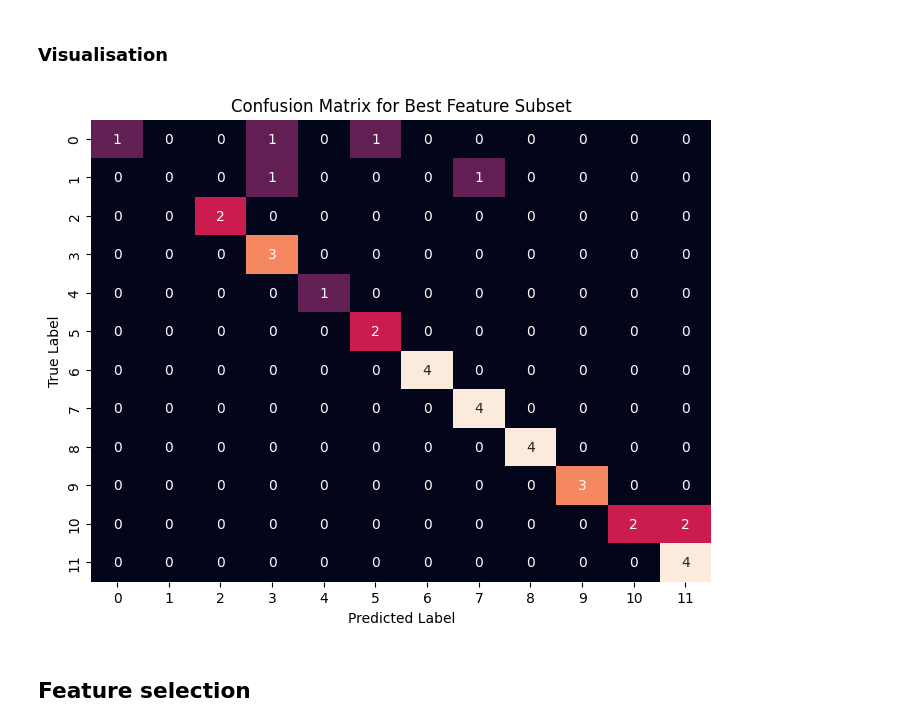
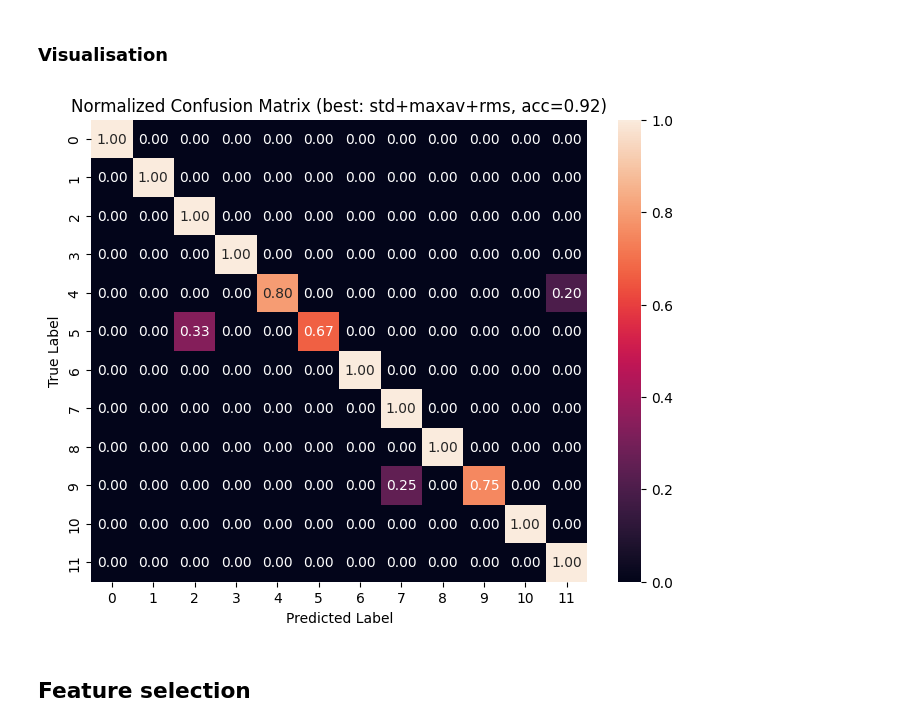
Before and after one commit to philipp-fvef/nx-421-group-w-project-2, a Jupyter notebook: philipp_251202_1.ipynb, the cells around one changed output. Drawn from its saved outputs; the diff is of its cells as text; code cells hidden in the pictures.

Commit message:
data: restructure

```diff
--- a/philipp_251202_1.ipynb
+++ b/philipp_251202_1.ipynb
@@ -27,7 +27,7 @@ from sklearn.feature_selection import SelectKBest
 
 np.random.seed(42)
 # %%
-FILEPATH_MAT = "data/s2/S2_A1_E1.mat"
+FILEPATH_MAT = "data/S2_A1_E1.mat"
 FILEPATH_CSV = "data/data.csv"
 # %%
 data = loadmat(FILEPATH_MAT)
@@ -202,12 +201,12 @@ all_features = {
     "std": std,
     "maxav": maxav,
     "rms": rms,
-    "wl": wl,
-    "ssc": ssc,
-    "zc": zc,
-    "wamp": wamp,
-    "mean_freq": mean_freq,
-    "median_freq": median_freq,
+    # "wl": wl,
+    # "ssc": ssc,
+    # "zc": zc,
+    # "wamp": wamp,
+    # "mean_freq": mean_freq,
+    # "median_freq": median_freq,
 }
 
 #TODO: Feel free to add more features, e.g. frequency domain features. (See https://doi.org/10.3390/s19204596 and https://doi.org/10.1088/0967-3334/24/2/307)
@@ -310,9 +307,9 @@ TEST_SIZE = 0.3
 # store results for later analysis / visualisation
 results = []
 
-n_iterations = len(one_feature_set)
+n_iterations = len(all_feature_sets)
 
-for i, subset in enumerate(one_feature_set):
+for i, subset in enumerate(all_feature_sets):
     print(f"Evaluating subset {i+1}/{n_iterations}: {subset}"+ " " * 50, end="\r")
 
     # build dataset for this feature subset
@@ -391,20 +397,21 @@ Top 10 subsets by test accuracy:
 # %% [markdown]
 ### Visualisation
 # %%
-# Load the best result and visualise confusion matrix
+# Load best result and visualise normalized confusion matrix (rows sum to 1)
 best_result = max(results, key=lambda r: r["test_accuracy"])
-cm = best_result["confusion_matrix"]
-y_test = best_result["y_test"]
-y_pred = best_result["y_pred"]
+cm = np.array(best_result["confusion_matrix"], dtype=float)
 
-# Plot confusion matrix
+# normalize by true label (rows) so each row sums to 1
+row_sums = cm.sum(axis=1, keepdims=True)
+cm_norm = np.divide(cm, row_sums, out=np.zeros_like(cm), where=row_sums!=0)
+
 plt.figure(figsize=(8, 6))
-sns.heatmap(cm, annot=True, fmt='d', cbar=False)
-plt.title('Confusion Matrix for Best Feature Subset')
+sns.heatmap(cm_norm, annot=True, fmt=".2f", cbar=True)
+plt.title(f'Normalized Confusion Matrix (best: {best_result["feature_set"]}, acc={best_result["test_accuracy"]:.2f})')
 plt.xlabel('Predicted Label')
 plt.ylabel('True Label')
 plt.show()
 # %% [output]
-[figure, old version]
+[figure, new version]
 # %% [markdown]
 ## Feature selection
```
Also changed, not shown: parts of 9 cells of this notebook, 29 other files.
